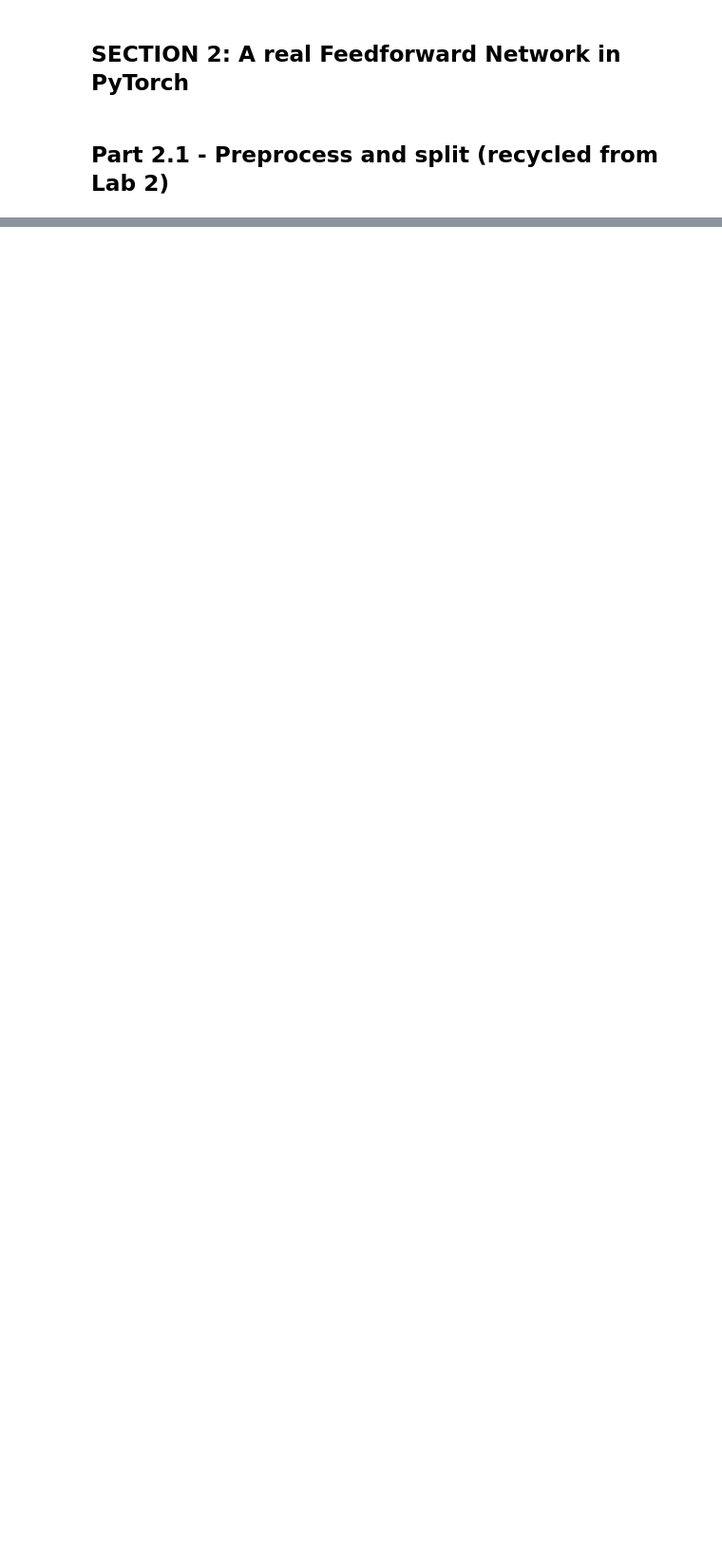
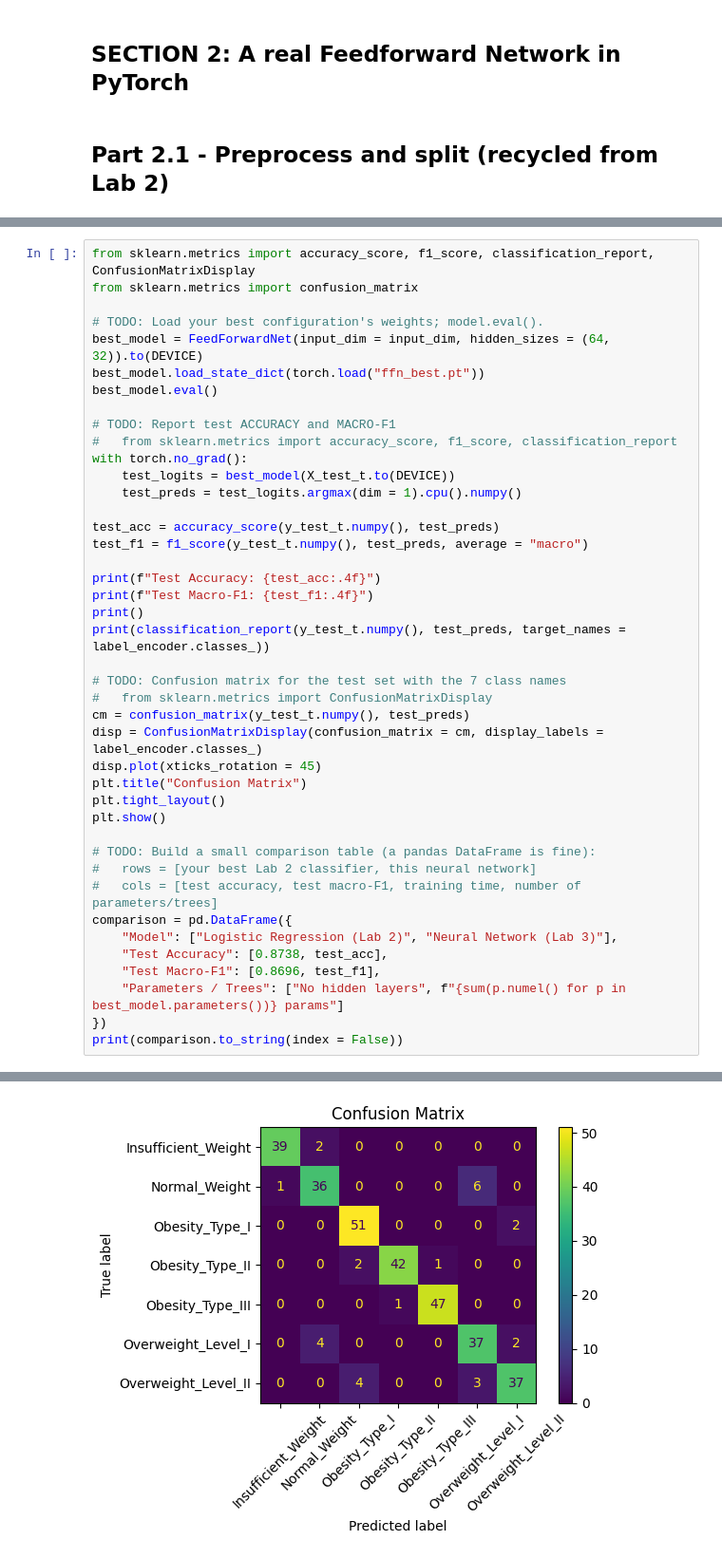
Before and after one commit to dbbarimah/Barimah_Desmond_Lab-3, a Jupyter notebook: lab_3.ipynb, the cells around one changed output, grey strips where cells are left out. Shown at 95% size. Saved outputs shown, nothing was run; the diff lists cells and outputs as text; blank space fills up the shorter version.

```diff
--- a/lab_3.ipynb
+++ b/lab_3.ipynb
@@ -282,0 +589,43 @@ ModuleNotFoundError: No module named 'sklearn'
+# %%
+from sklearn.metrics import accuracy_score, f1_score, classification_report, ConfusionMatrixDisplay
+from sklearn.metrics import confusion_matrix
+
+# TODO: Load your best configuration's weights; model.eval().
+best_model = FeedForwardNet(input_dim = input_dim, hidden_sizes = (64, 32)).to(DEVICE)
+best_model.load_state_dict(torch.load("ffn_best.pt"))
+best_model.eval()
+
+# TODO: Report test ACCURACY and MACRO-F1
+#   from sklearn.metrics import accuracy_score, f1_score, classification_report
+with torch.no_grad():
+    test_logits = best_model(X_test_t.to(DEVICE))
+    test_preds = test_logits.argmax(dim = 1).cpu().numpy()
+
+test_acc = accuracy_score(y_test_t.numpy(), test_preds)
+test_f1 = f1_score(y_test_t.numpy(), test_preds, average = "macro")
+
+print(f"Test Accuracy: {test_acc:.4f}")
+print(f"Test Macro-F1: {test_f1:.4f}")
+print()
+print(classification_report(y_test_t.numpy(), test_preds, target_names = label_encoder.classes_))
+
+# TODO: Confusion matrix for the test set with the 7 class names
+#   from sklearn.metrics import ConfusionMatrixDisplay
+cm = confusion_matrix(y_test_t.numpy(), test_preds)
+disp = ConfusionMatrixDisplay(confusion_matrix = cm, display_labels = label_encoder.classes_)
+disp.plot(xticks_rotation = 45)
+plt.title("Confusion Matrix")
+plt.tight_layout()
+plt.show()
+
+# TODO: Build a small comparison table (a pandas DataFrame is fine):
+#   rows = [your best Lab 2 classifier, this neural network]
+#   cols = [test accuracy, test macro-F1, training time, number of parameters/trees]
+comparison = pd.DataFrame({
+    "Model": ["Logistic Regression (Lab 2)", "Neural Network (Lab 3)"],
+    "Test Accuracy": [0.8738, test_acc],
+    "Test Macro-F1": [0.8696, test_f1],
+    "Parameters / Trees": ["No hidden layers", f"{sum(p.numel() for p in best_model.parameters())} params"]
+})
+print(comparison.to_string(index = False))
+# %% [output]
@@ -282,0 +648 @@ ModuleNotFoundError: No module named 'sklearn'
+[figure, added]
```
Also changed, not shown: parts of 19 cells of this notebook, 2 other files.
